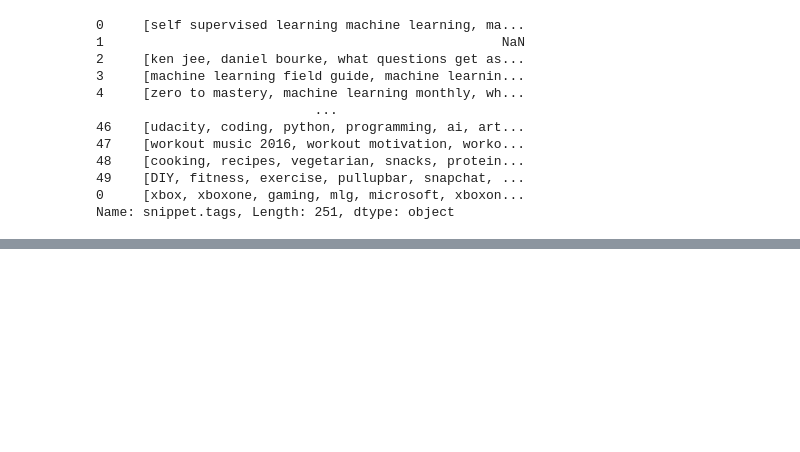
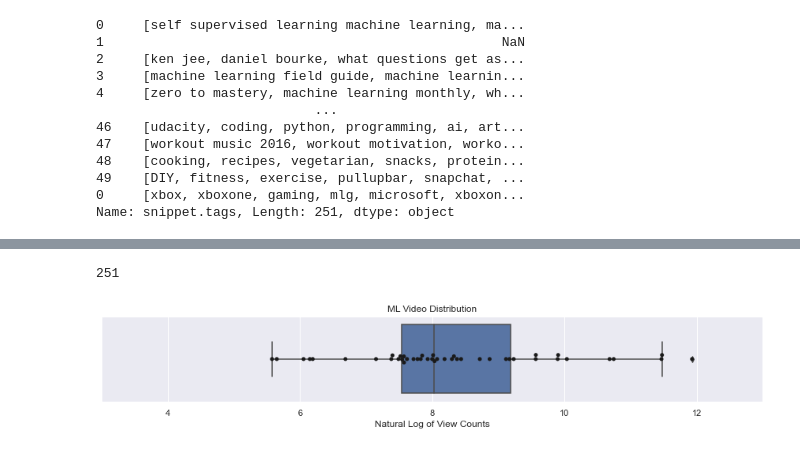
Before and after one commit to shivan-s/MrBourkeYoutubeStats, a Jupyter notebook: MrBourkeYoutubeStats.ipynb, the cells around one changed output, grey strips where cells are left out. Cells and saved outputs as stored; diff of their text form; code cells hidden in the pictures; blank space fills up the shorter version.

```diff
--- a/MrBourkeYoutubeStats.ipynb
+++ b/MrBourkeYoutubeStats.ipynb
@@ -234,0 +227,3 @@ df1[df1['statistics.viewCount']==str(x.max())]
+# %%
+isML = tagsds.str.contains(pat='machine learning', regex=False)
+isML
@@ -234,0 +243,7 @@ df1[df1['statistics.viewCount']==str(x.max())]
+# %%
+MLdf = df1[isML==True]
+notMLdf = df1[isML==False]
+MLdf['statistics.viewCount'] = np.log(MLdf['statistics.viewCount'])
+MLdf['statistics.viewCount']
+notMLdf['statistics.viewCount'] = np.log(notMLdf['statistics.viewCount'])
+notMLdf['statistics.viewCount']
@@ -234,0 +273,17 @@ df1[df1['statistics.viewCount']==str(x.max())]
+# %%
+(isML==False).sum() + (isML==True).sum() + 13 # drops NaN
+# %% [output]
+251
+# %%
+data = MLdf
+
+sns.set(style='darkgrid')
+plt.figure(figsize=(15,2))
+ax = sns.boxplot(x='statistics.viewCount', data=data, orient='h')
+ax = sns.swarmplot(x='statistics.viewCount', data=data, orient='h', color='0.1')
+ax.set(xlim=(3,13))
+
+ax.set(xlabel='Natural Log of View Counts', title='ML Video Distribution', )
+plt.show()
+# %% [output]
+[figure, added]
```
Also changed, not shown: parts of 14 cells of this notebook.
